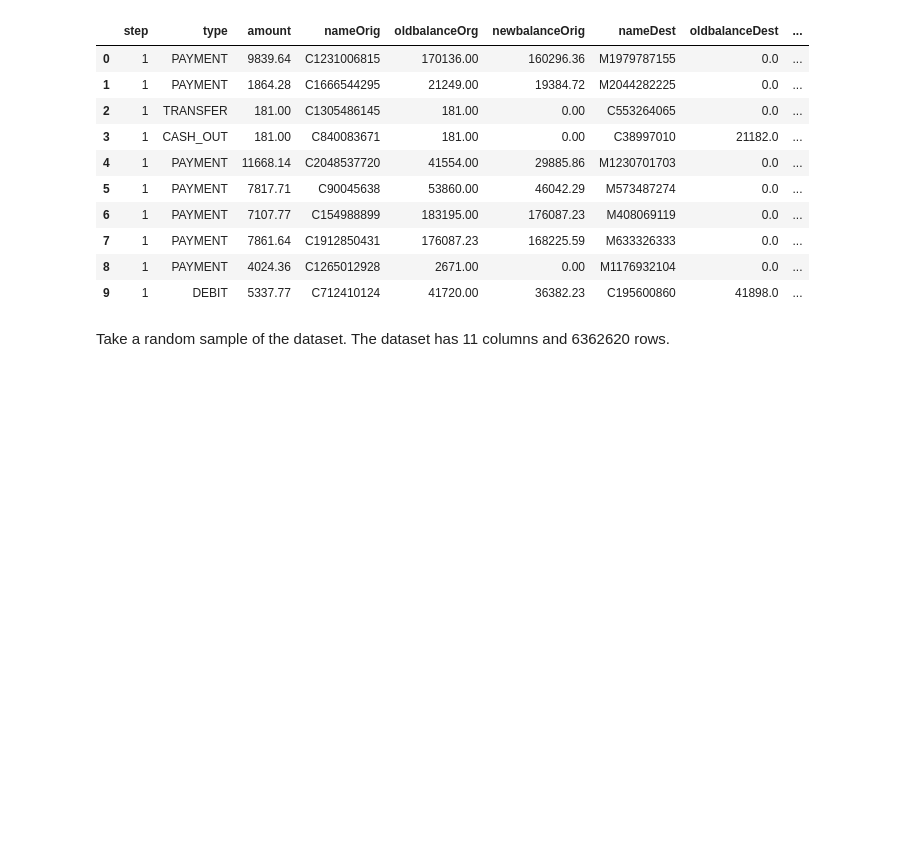
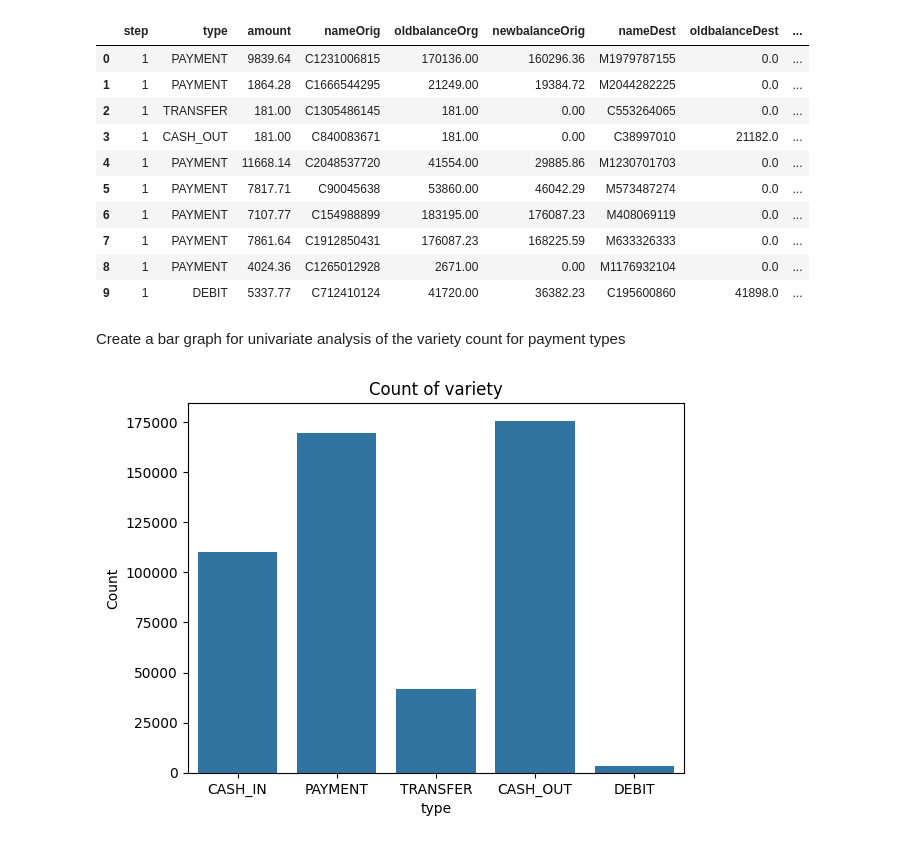
Before and after one commit to thetechleila/FinFraudDataSet, a Jupyter notebook: TLAB FinFraud dueMar302025.ipynb, the cells around one changed output. Drawn from its saved outputs; the diff is of its cells as text; code cells hidden in the pictures; blank space fills up the shorter version.

```diff
--- a/TLAB FinFraud dueMar302025.ipynb
+++ b/TLAB FinFraud dueMar302025.ipynb
@@ -68,7 +68,13 @@ df.head(10)
 | 7 | 1 | PAYMENT | 7861.64 | C1912850431 | 176087.23 | 168225.59 | M633326333 | 0.0 | ... |
 | 8 | 1 | PAYMENT | 4024.36 | C1265012928 | 2671.00 | 0.00 | M1176932104 | 0.0 | ... |
 | 9 | 1 | DEBIT | 5337.77 | C712410124 | 41720.00 | 36382.23 | C195600860 | 41898.0 | ... |
-# %% [markdown]
-Take a random sample of the dataset. The dataset has 11 columns and 6362620 rows.
-# %%
-random_sample = df.sample(500000, random_state=42)
+# %% [markdown]
+Create a bar graph for univariate analysis of the variety count for payment types
+# %%
+sns.countplot(data=random_sample, x='type')
+plt.xlabel('type')
+plt.ylabel('Count')
+plt.title('Count of variety')
+plt.show()
+# %% [output]
+[figure, added]
```
Also changed, not shown: parts of 1 cell of this notebook.
